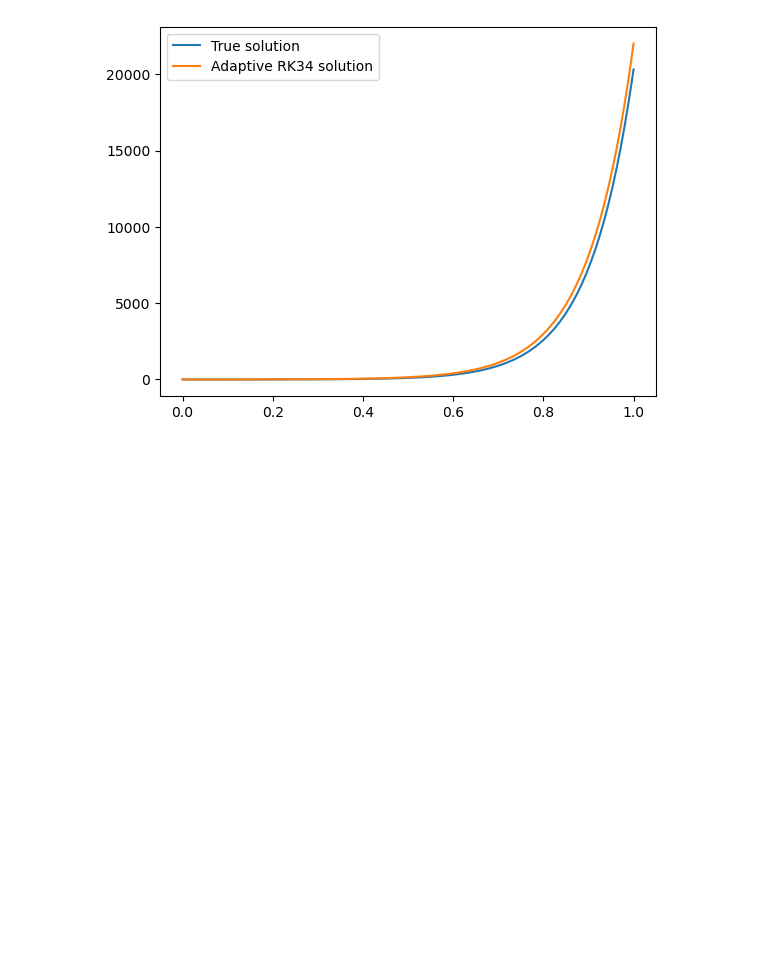
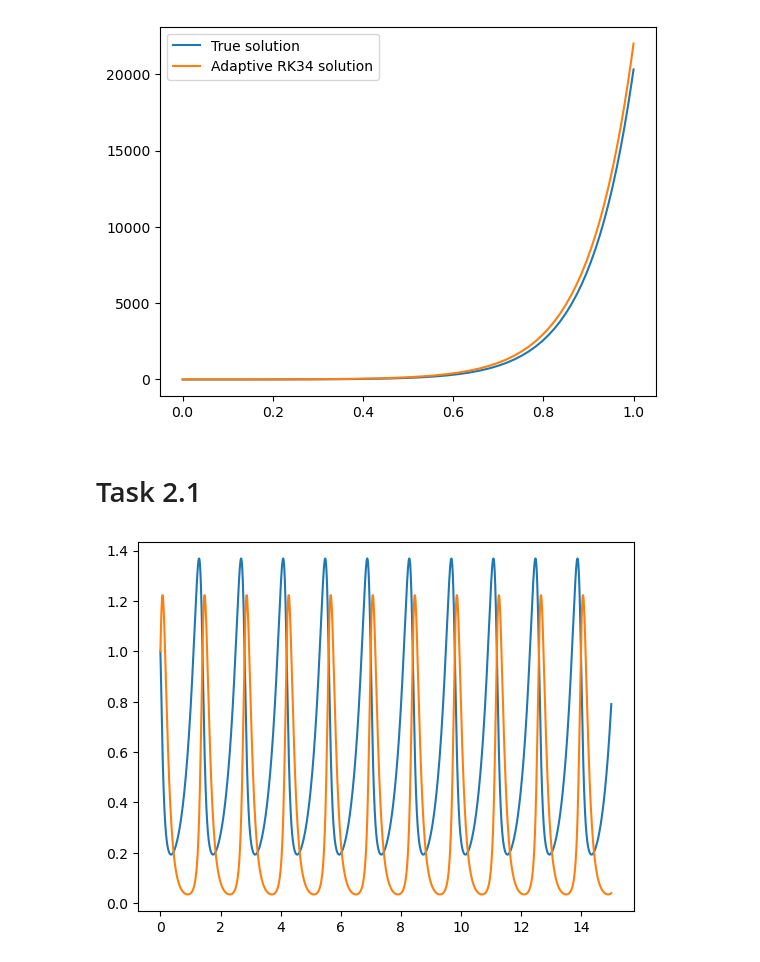
Before and after one commit to varepg/numerical-differential-equations, a Jupyter notebook: project1/project1.ipynb, the cells around one changed output. Cells and saved outputs as stored; diff of their text form; code cells hidden in the pictures; blank space fills up the shorter version.

Commit message:
addad unfinished task 2.1

```diff
--- a/project1/project1.ipynb
+++ b/project1/project1.ipynb
@@ -51,3 +52,20 @@ plt.legend(['True solution', 'Adaptive RK34 solution'])
 plt.show()
 # %% [output]
 [figure]
+# %% [markdown]
+# Task 2.1
+# %%
+de = LotkaVolterra(3, 9, 15, 15, 1, 1)
+u0 = de.u0
+t0 = 0
+tf = 15
+tol = 10**(-9)
+f = de.get_f()
+
+t_grid, u = adaptive_RK34(f, t0, tf, u0, tol)
+
+plt.plot(t_grid, u[0,:])
+plt.plot(t_grid, u[1,:])
+plt.show()
+# %% [output]
+[figure, added]
```
Also changed, not shown: parts of 1 cell of this notebook.
